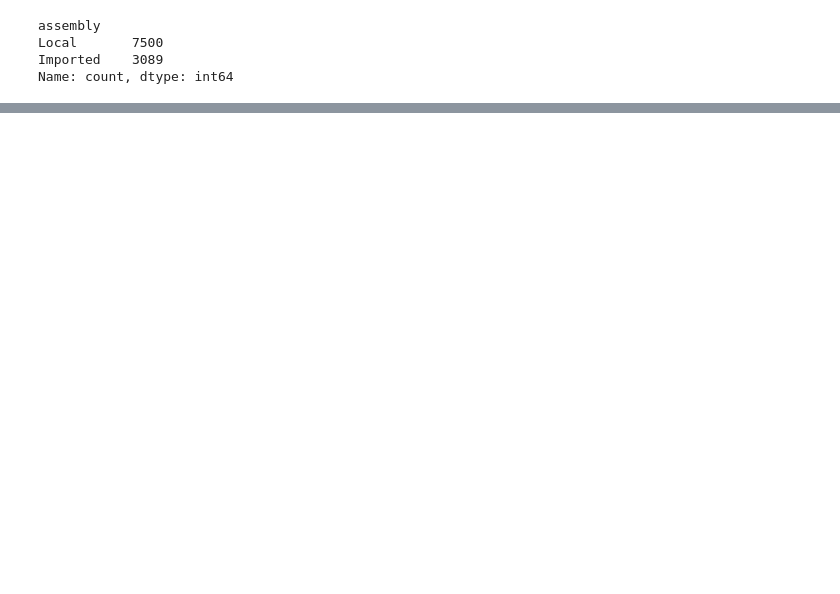
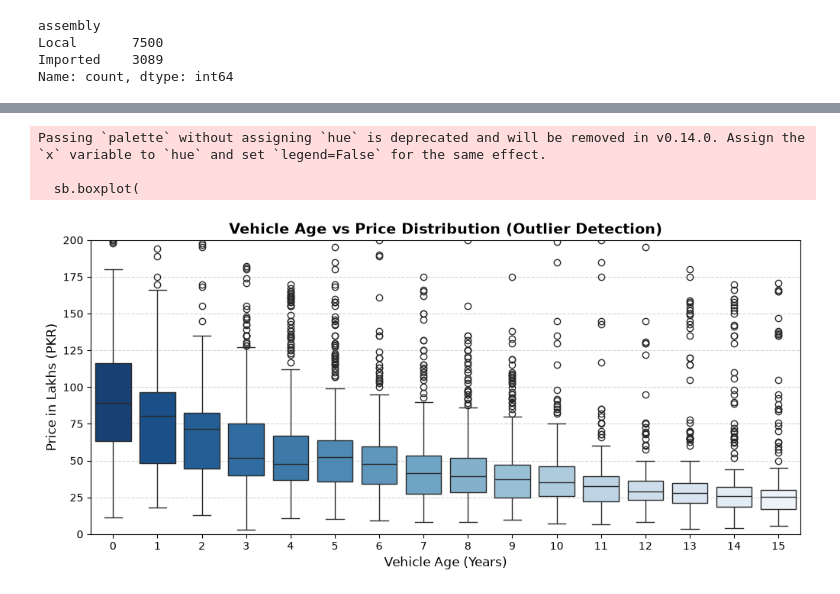
Before and after one commit to Muhammad-wasay/KaarWala, a Jupyter notebook: notebooks/01_eda.ipynb, the cells around one changed output, grey strips where cells are left out. Drawn from its saved outputs; the diff is of its cells as text; code cells hidden in the pictures; blank space fills up the shorter version.

```diff
--- a/notebooks/01_eda.ipynb
+++ b/notebooks/01_eda.ipynb
@@ -374,0 +506,24 @@ FINAL_TABLE[final_16_cols].to_csv("../data/kaarwala_merged_dataset.csv", index=F
+# %%
+plt.figure(figsize=(12, 5))
+
+# 0 se 15 saal purani gariyon ka trend
+age_subset = FINAL_TABLE[FINAL_TABLE["vehicle_age"] <= 15]
+
+sb.boxplot(
+    x=age_subset["vehicle_age"],
+    y=age_subset["price_in_pkr"] / 100000,
+    palette="Blues_r"
+)
+
+plt.title("Vehicle Age vs Price Distribution (Outlier Detection)", fontsize=14, fontweight="bold")
+plt.xlabel("Vehicle Age (Years)", fontsize=12)
+plt.ylabel("Price in Lakhs (PKR)", fontsize=12)
+plt.ylim(0, 200)
+plt.grid(axis="y", linestyle="--", alpha=0.5)
+
+plt.show()
+# %% [output]
+Passing `palette` without assigning `hue` is deprecated and will be removed in v0.14.0. Assign the `x` variable to `hue` and set `legend=False` for the same effect.
+
+  sb.boxplot(
+[figure, added]
```
Also changed, not shown: parts of 17 cells of this notebook, 3 other files.
